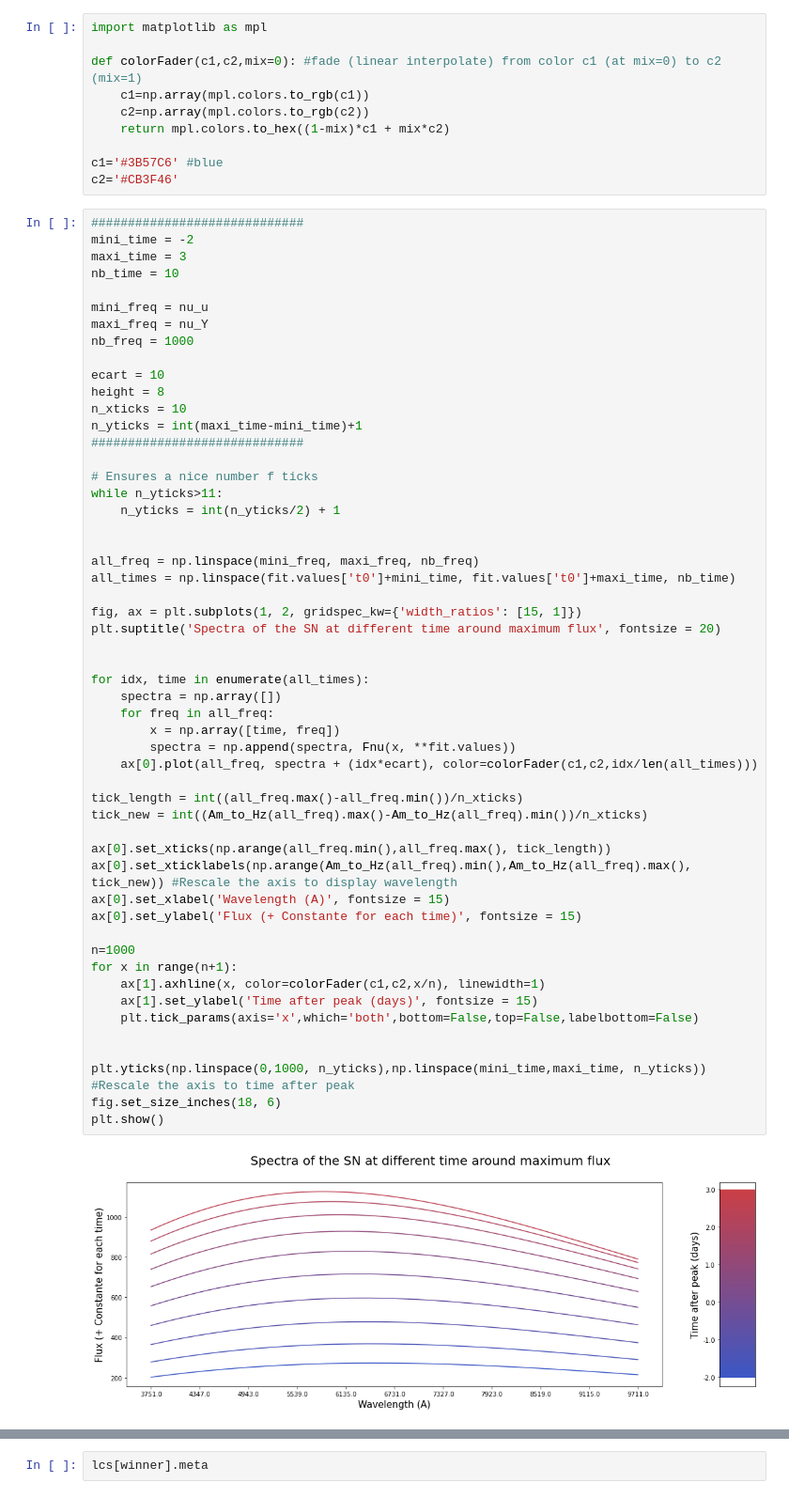
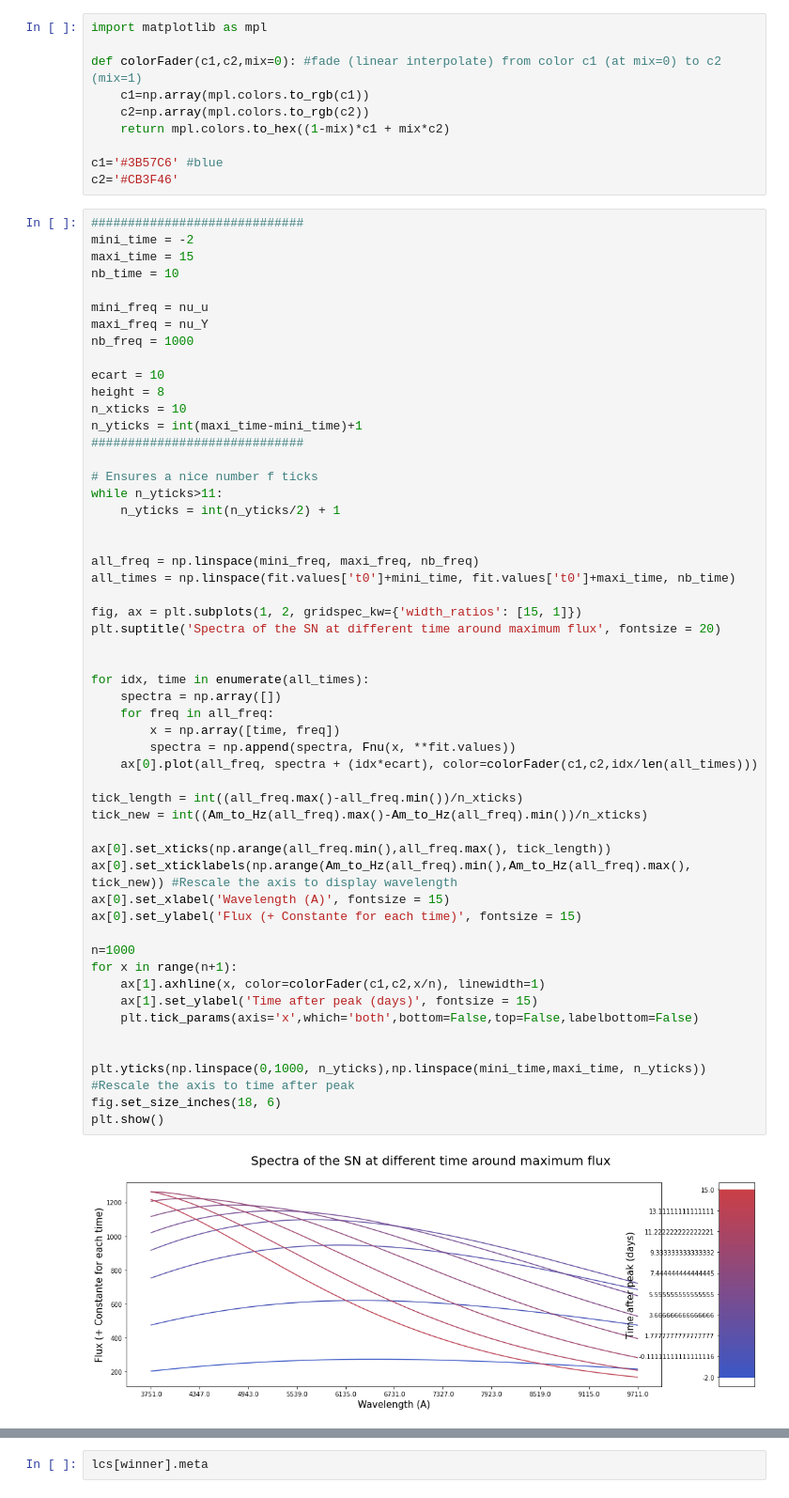
Before and after one commit to erusseil/Rainbow, a Jupyter notebook: SNAD/proof_of_concept.ipynb, the cells around one changed output, grey strips where cells are left out. Shown at 94% size. Saved outputs shown, nothing was run; the diff lists cells and outputs as text.

```diff
--- a/SNAD/proof_of_concept.ipynb
+++ b/SNAD/proof_of_concept.ipynb
@@ -194,7 +194,7 @@ c2='#CB3F46'
 # %%
 #############################
 mini_time = -2
-maxi_time = 3
+maxi_time = 15
 nb_time = 10
 
 mini_freq = nu_u
@@ -218,31 +218,31 @@ all_times = np.linspace(fit.values['t0']+mini_time, fit.values['t0']+maxi_time,
 fig, ax = plt.subplots(1, 2, gridspec_kw={'width_ratios': [15, 1]})
 plt.suptitle('Spectra of the SN at different time around maximum flux', fontsize = 20)
 
 
 for idx, time in enumerate(all_times):
     spectra = np.array([])
     for freq in all_freq:
         x = np.array([time, freq])
         spectra = np.append(spectra, Fnu(x, **fit.values))
     ax[0].plot(all_freq, spectra + (idx*ecart), color=colorFader(c1,c2,idx/len(all_times)))
 
 tick_length = int((all_freq.max()-all_freq.min())/n_xticks)
 tick_new = int((Am_to_Hz(all_freq).max()-Am_to_Hz(all_freq).min())/n_xticks)
 
 ax[0].set_xticks(np.arange(all_freq.min(),all_freq.max(), tick_length))
 ax[0].set_xticklabels(np.arange(Am_to_Hz(all_freq).min(),Am_to_Hz(all_freq).max(), tick_new)) #Rescale the axis to display wavelength
 ax[0].set_xlabel('Wavelength (A)', fontsize = 15)
 ax[0].set_ylabel('Flux (+ Constante for each time)', fontsize = 15)
 
 n=1000
 for x in range(n+1):
     ax[1].axhline(x, color=colorFader(c1,c2,x/n), linewidth=1)
     ax[1].set_ylabel('Time after peak (days)', fontsize = 15)
     plt.tick_params(axis='x',which='both',bottom=False,top=False,labelbottom=False)
 
 
 plt.yticks(np.linspace(0,1000, n_yticks),np.linspace(mini_time,maxi_time, n_yticks)) #Rescale the axis to time after peak
 fig.set_size_inches(18, 6)
 plt.show()
 # %% [output]
-[figure, old version]
+[figure, new version]
```
Also changed, not shown: parts of 2 cells of this notebook, 7 other files.
